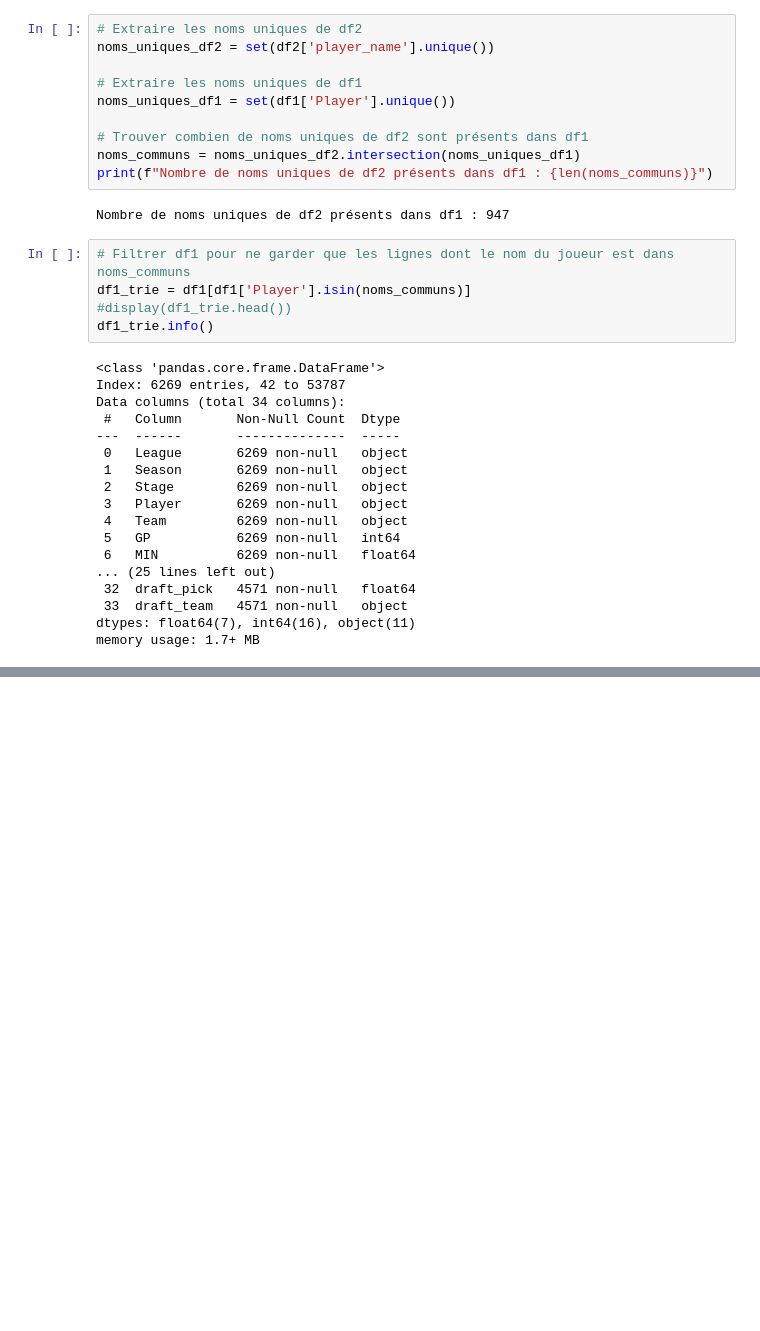
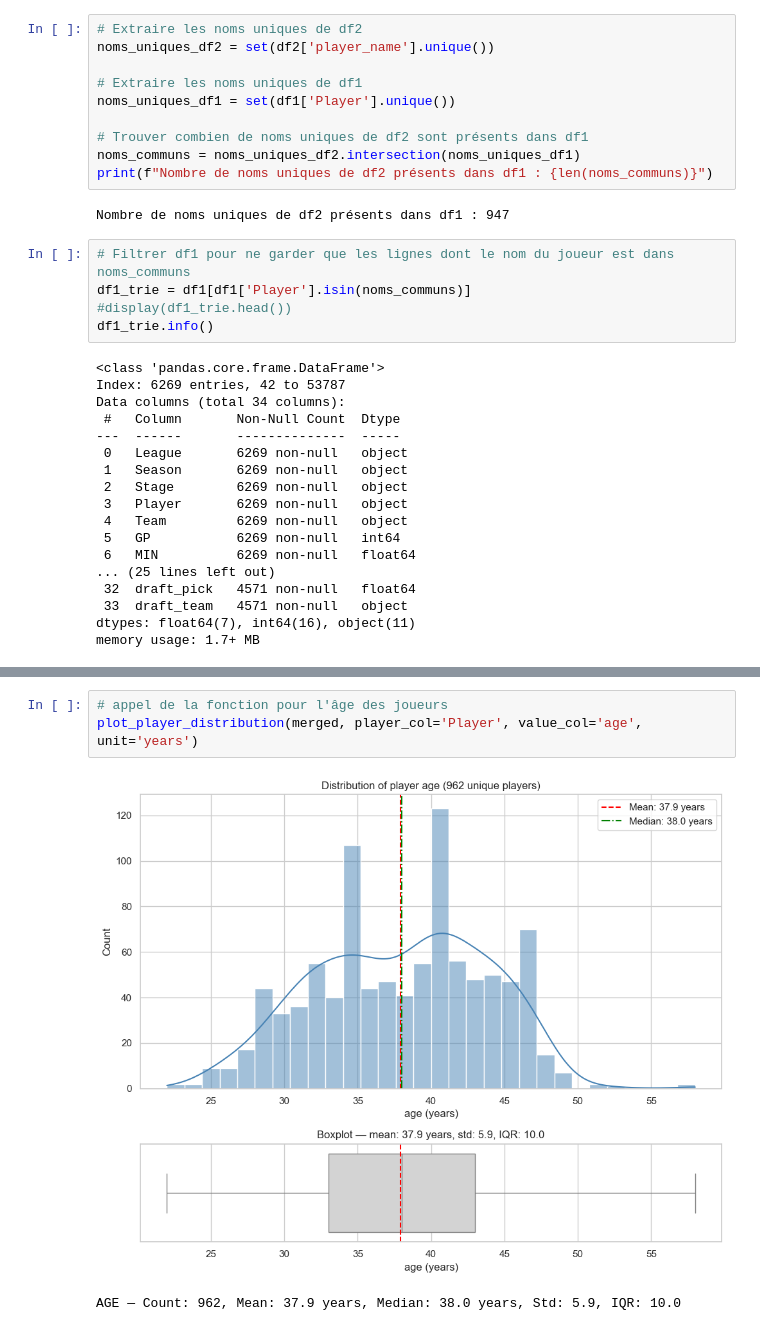
Before and after one commit to Raf-Alb/Data-Science-Group-Q, a Jupyter notebook: Projet.ipynb, the cells around one changed output, grey strips where cells are left out. Saved outputs shown, nothing was run; the diff lists cells and outputs as text; blank space fills up the shorter version.

```diff
--- a/Projet.ipynb
+++ b/Projet.ipynb
@@ -396,0 +387,6 @@ Count: 3603, Mean: 200.4 cm, Median: 201.0 cm, Std: 8.4 cm, IQR: 13.0 cm
+# %%
+# appel de la fonction pour l'âge des joueurs
+plot_player_distribution(merged, player_col='Player', value_col='age', unit='years')
+# %% [output]
+[figure, added]
+AGE — Count: 962, Mean: 37.9 years, Median: 38.0 years, Std: 5.9, IQR: 10.0
```
Also changed, not shown: parts of 25 cells of this notebook, 2 other files.
